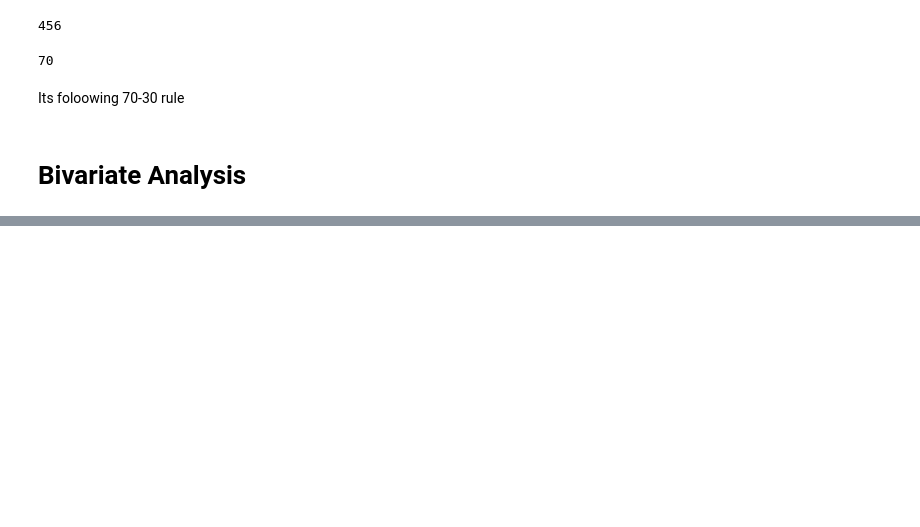
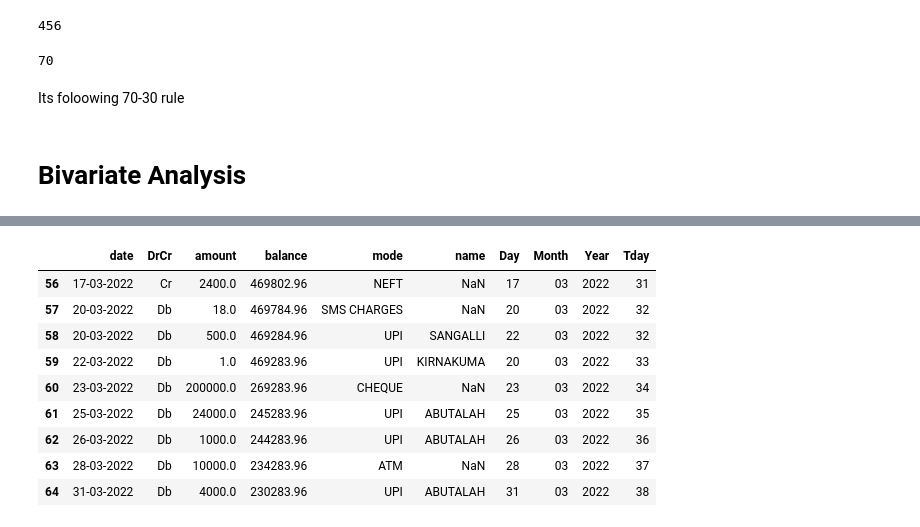
Before and after one commit to AbuManiyar/pdf-to-csv-to-eda, a Jupyter notebook: eda_bank.ipynb, the cells around one changed output, grey strips where cells are left out. Drawn from its saved outputs; the diff is of its cells as text; code cells hidden in the pictures; blank space fills up the shorter version.

```diff
--- a/eda_bank.ipynb
+++ b/eda_bank.ipynb
@@ -220,0 +613,13 @@ Its foloowing 70-30 rule
+# %%
+df.iloc[56:65]
+# %% [output]
+|  | date | DrCr | amount | balance | mode | name | Day | Month | Year | Tday |
+| 56 | 17-03-2022 | Cr | 2400.0 | 469802.96 | NEFT | NaN | 17 | 03 | 2022 | 31 |
+| 57 | 20-03-2022 | Db | 18.0 | 469784.96 | SMS CHARGES | NaN | 20 | 03 | 2022 | 32 |
+| 58 | 20-03-2022 | Db | 500.0 | 469284.96 | UPI | SANGALLI | 22 | 03 | 2022 | 32 |
+| 59 | 22-03-2022 | Db | 1.0 | 469283.96 | UPI | KIRNAKUMA | 20 | 03 | 2022 | 33 |
+| 60 | 23-03-2022 | Db | 200000.0 | 269283.96 | CHEQUE | NaN | 23 | 03 | 2022 | 34 |
+| 61 | 25-03-2022 | Db | 24000.0 | 245283.96 | UPI | ABUTALAH | 25 | 03 | 2022 | 35 |
+| 62 | 26-03-2022 | Db | 1000.0 | 244283.96 | UPI | ABUTALAH | 26 | 03 | 2022 | 36 |
+| 63 | 28-03-2022 | Db | 10000.0 | 234283.96 | ATM | NaN | 28 | 03 | 2022 | 37 |
+| 64 | 31-03-2022 | Db | 4000.0 | 230283.96 | UPI | ABUTALAH | 31 | 03 | 2022 | 38 |
```
Also changed, not shown: parts of 103 cells of this notebook, 1 other file.
